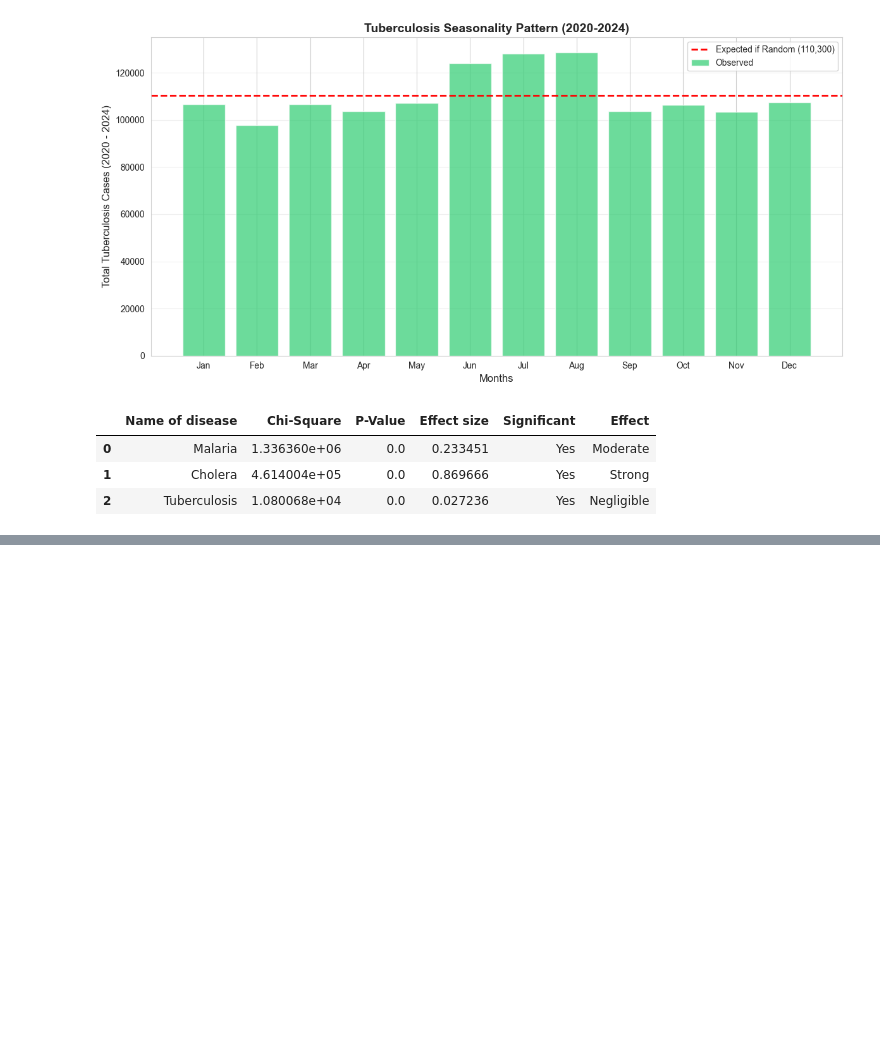
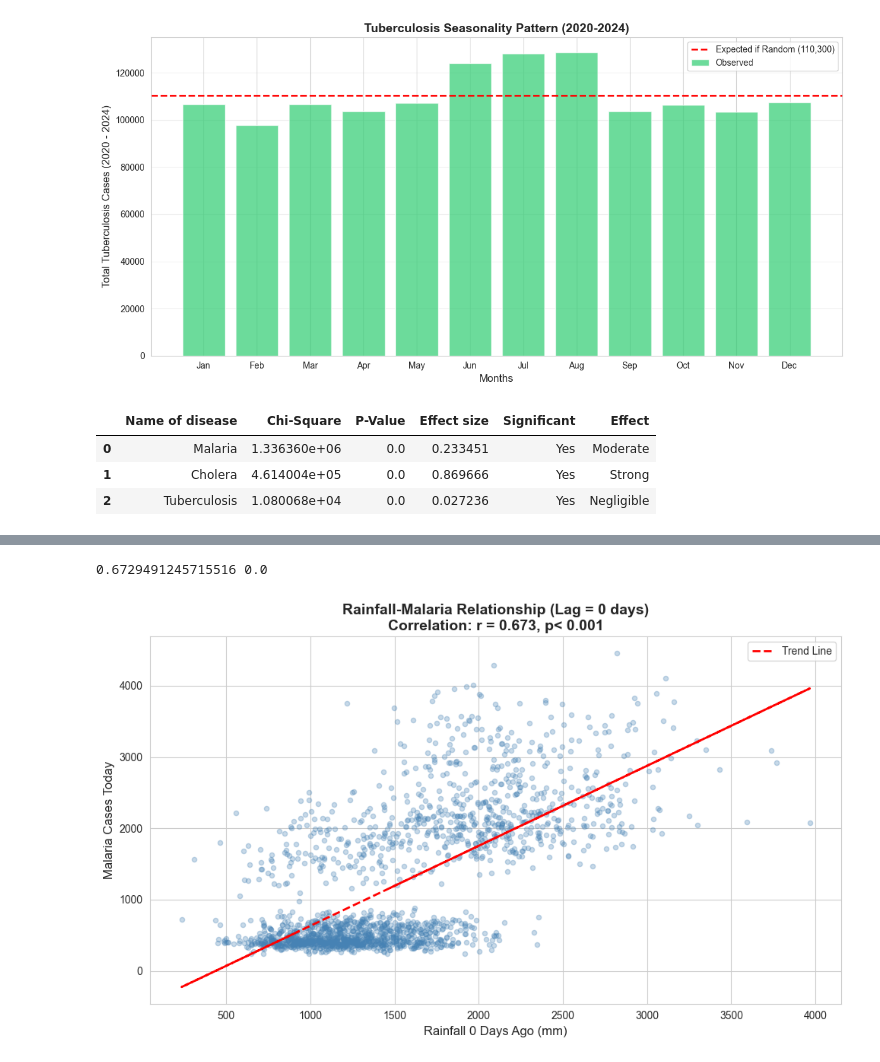
Before and after one commit to Don-Alvin/afrihealth-disease-surveillance, a Jupyter notebook: notebooks/02_statistical_analysis.ipynb, the cells around one changed output, grey strips where cells are left out. Saved outputs shown, nothing was run; the diff lists cells and outputs as text; code cells hidden in the pictures; blank space fills up the shorter version.

```diff
--- a/notebooks/02_statistical_analysis.ipynb
+++ b/notebooks/02_statistical_analysis.ipynb
@@ -112,0 +207,11 @@ results_summary_df
+# %%
+# Statistical significant test
+optimal_lag_days = int(optimal_lag['lag_days'])
+rainfall_lagged = daily_data[f'rainfall_lag{optimal_lag_days}'].dropna()
+cases_aligned = daily_data.loc[rainfall_lagged.index, 'total_cases']
+
+r, p_value = stats.pearsonr(rainfall_lagged, cases_aligned)
+
+print(r, p_value.round(4))
+# %% [output]
+0.6729491245715516 0.0
@@ -112,0 +220,20 @@ results_summary_df
+# %%
+fig, ax = plt.subplots(figsize=(10, 6))
+ax.scatter(rainfall_lagged, cases_aligned, alpha=0.3, s=20, color='steelblue')
+z = np.polyfit(rainfall_lagged, cases_aligned, 1)
+p = np.poly1d(z)
+ax.plot(rainfall_lagged, p(rainfall_lagged), "r--", linewidth=2, label='Trend Line')
+
+ax.set_xlabel(f"Rainfall {optimal_lag_days} Days Ago (mm)", fontsize=12)
+ax.set_ylabel('Malaria Cases Today', fontsize=12)
+ax.set_title(f'Rainfall-Malaria Relationship (Lag = {optimal_lag_days} days)\n'
+             f"Correlation: r = {r:.3f}, p< 0.001",
+             fontsize=14, fontweight='bold')
+
+ax.legend()
+
+plt.tight_layout()
+plt.savefig('../src/images/rainfall_lag0.png')
+plt.show()
+# %% [output]
+[figure, added]
```
Also changed, not shown: parts of 9 cells of this notebook, 3 other files.
